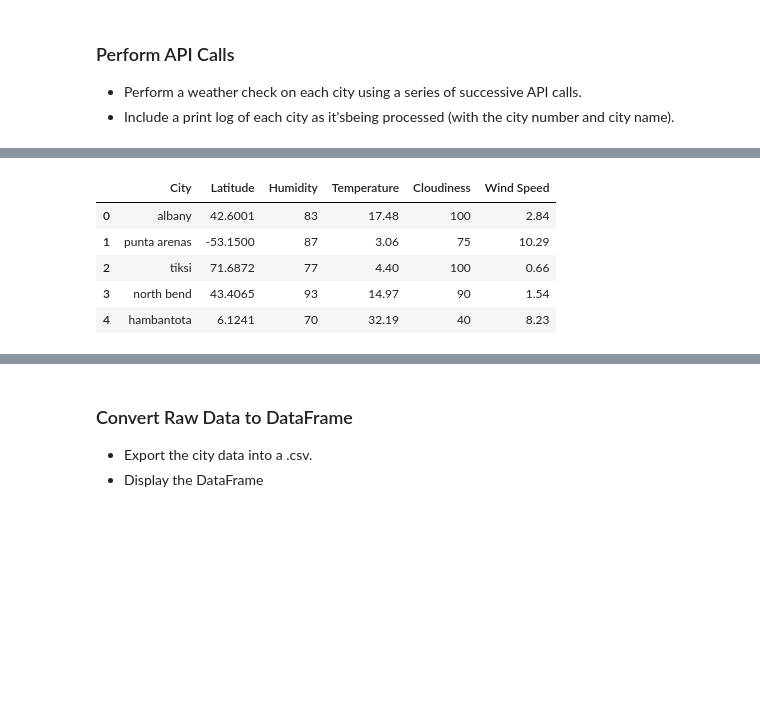
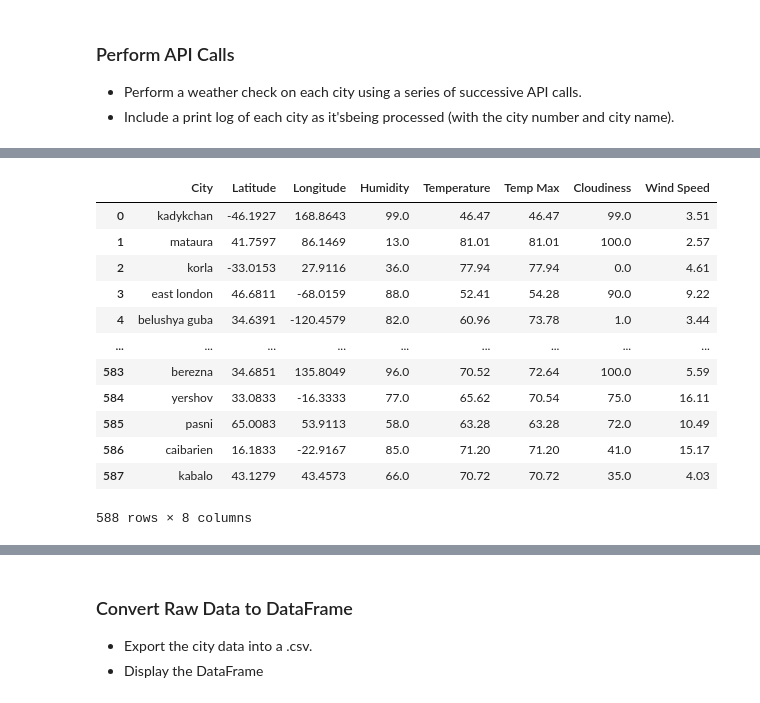
Before and after one commit to cell2silicon/API-Homework, a Jupyter notebook: starter_code/WeatherPy.ipynb, the cells around one changed output, grey strips where cells are left out. Saved outputs shown, nothing was run; the diff lists cells and outputs as text; code cells hidden in the pictures; blank space fills up the shorter version.

```diff
--- a/starter_code/WeatherPy.ipynb
+++ b/starter_code/WeatherPy.ipynb
@@ -34,8 +34,8 @@ lat_lngs = []
 cities = []
 
 # Create a set of random lat and lng combinations
-lats = np.random.uniform(lat_range[0], lat_range[1], size=5)
-lngs = np.random.uniform(lng_range[0], lng_range[1], size=5)
+lats = np.random.uniform(lat_range[0], lat_range[1], size=1500)
+lngs = np.random.uniform(lng_range[0], lng_range[1], size=1500)
 lat_lngs = zip(lats, lngs)
 
 # Identify nearest city for each lat, lng combination
@@ -71,7 +87,9 @@ query_url
 
 # set up lists to hold reponse info
 lat = []
+lng = []
 temp = []
+temp_max = []
 humidity = []
 cloudiness = []
 wind_speed = []
@@ -79,15 +97,24 @@ wind_speed = []
 # Loop through the list of cities and perform a request for data on each
 for city in cities:
     response = requests.get(query_url + city).json()
-    lat.append(response['coord']['lat'])
-    temp.append(response['main']['temp'])
-    humidity.append(response['main']['humidity'])
-    cloudiness.append(response['clouds']['all'])
-    wind_speed.append(response['wind']['speed'])
 
-print(f"The latitude information received is: {lat}")
-print(f"The temperature information received is: {temp}")
-print(f"The humidity information received is: {humidity}")
-print(f"The cloudiness information received is: {cloudiness}")
-print(f"The wind_speed information received is: {wind_speed}")
+    try:
+        lat.append(response["coord"]["lat"])
+        lng.append(response["coord"]["lon"])
+        temp.append(response["main"]["temp"])
+        temp_max.append(response["main"]["temp_max"])
+        humidity.append(response["main"]["humidity"])
+        cloudiness.append(response["clouds"]["all"])
+        wind_speed.append(response["wind"]["speed"])
+
+    except:
+        print(f"The Latitude information received is: {lat}")
+        print(f"The Longitude information received is: {lng}")
+        print(f"The Temperature information received is: {temp}")
+        print(f"The Temperature information received is: {temp_max}")
+        print(f"The Humidity information received is: {humidity}")
+        print(f"The Cloudiness information received is: {cloudiness}")
+        print(f"The Wind_speed information received is: {wind_speed}")
+
+        pass
 # %% [output]
@@ -99,21 +138,32 @@ The wind_speed information received is: [2.84, 10.29, 0.66, 1.54, 8.23]
 # %%
 # create a data frame for all the cities for their latitude, temperature, humidity, cloudiness and wind speed
+
 city_data = {"City": cities,
             "Latitude": lat,
+             "Longitude": lng,
              "Humidity": humidity,
             "Temperature": temp,
+             "Temp Max" : temp_max,
             "Cloudiness": cloudiness,
             "Wind Speed": wind_speed}
 
-city_df = pd.DataFrame(city_data)
+city_df = pd.DataFrame(dict([(k,pd.Series(v)) for k,v in city_data.items() ])).dropna()
 city_df
+# city_df.Latitude.describe
 # %% [output]
-|  | City | Latitude | Humidity | Temperature | Cloudiness | Wind Speed |
-| 0 | albany | 42.6001 | 83 | 17.48 | 100 | 2.84 |
-| 1 | punta arenas | -53.1500 | 87 | 3.06 | 75 | 10.29 |
-| 2 | tiksi | 71.6872 | 77 | 4.40 | 100 | 0.66 |
-| 3 | north bend | 43.4065 | 93 | 14.97 | 90 | 1.54 |
-| 4 | hambantota | 6.1241 | 70 | 32.19 | 40 | 8.23 |
+|  | City | Latitude | Longitude | Humidity | Temperature | Temp Max | Cloudiness | Wind Speed |
+| 0 | kadykchan | -46.1927 | 168.8643 | 99.0 | 46.47 | 46.47 | 99.0 | 3.51 |
+| 1 | mataura | 41.7597 | 86.1469 | 13.0 | 81.01 | 81.01 | 100.0 | 2.57 |
+| 2 | korla | -33.0153 | 27.9116 | 36.0 | 77.94 | 77.94 | 0.0 | 4.61 |
+| 3 | east london | 46.6811 | -68.0159 | 88.0 | 52.41 | 54.28 | 90.0 | 9.22 |
+| 4 | belushya guba | 34.6391 | -120.4579 | 82.0 | 60.96 | 73.78 | 1.0 | 3.44 |
+| ... | ... | ... | ... | ... | ... | ... | ... | ... |
+| 583 | berezna | 34.6851 | 135.8049 | 96.0 | 70.52 | 72.64 | 100.0 | 5.59 |
+| 584 | yershov | 33.0833 | -16.3333 | 77.0 | 65.62 | 70.54 | 75.0 | 16.11 |
+| 585 | pasni | 65.0083 | 53.9113 | 58.0 | 63.28 | 63.28 | 72.0 | 10.49 |
+| 586 | caibarien | 16.1833 | -22.9167 | 85.0 | 71.20 | 71.20 | 41.0 | 15.17 |
+| 587 | kabalo | 43.1279 | 43.4573 | 66.0 | 70.72 | 70.72 | 35.0 | 4.03 |
+588 rows × 8 columns
 # %%
 # export the data in .csv file to designated folder
 city_df.to_csv("output_data/city-df.csv", index=False)
```
Also changed, not shown: parts of 39 cells of this notebook, 18 other files.
